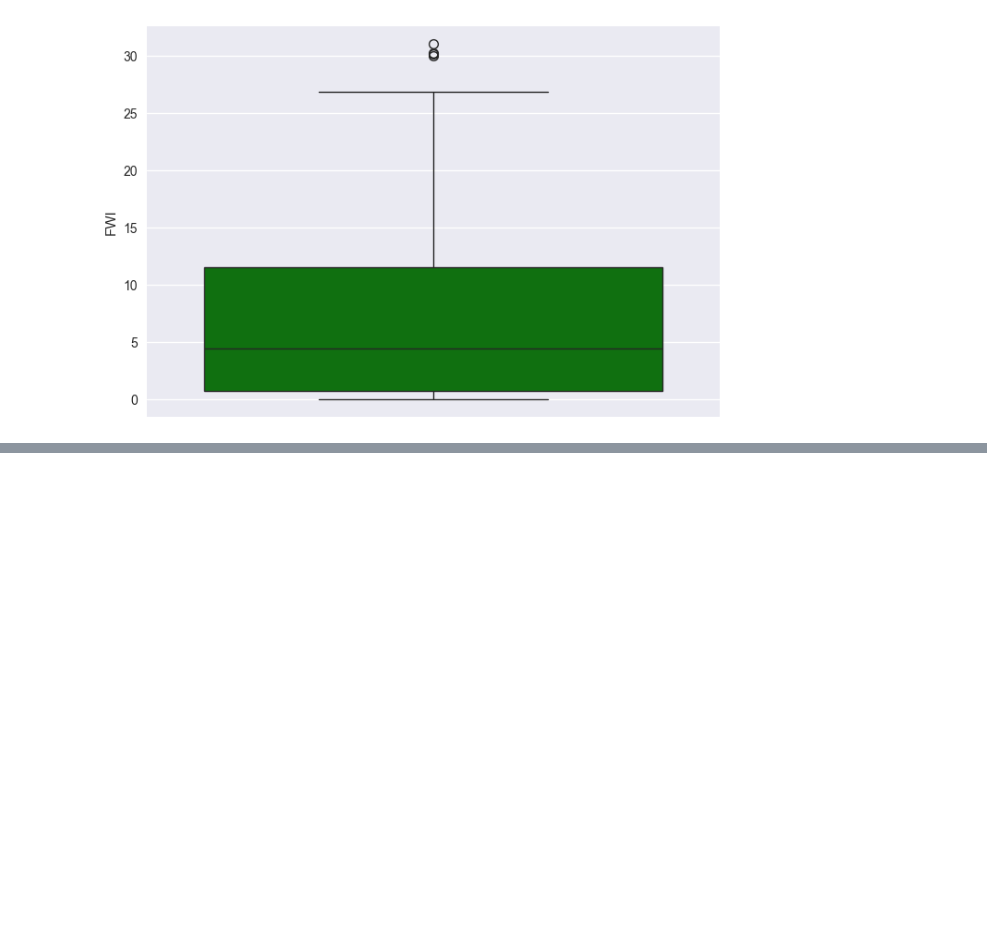
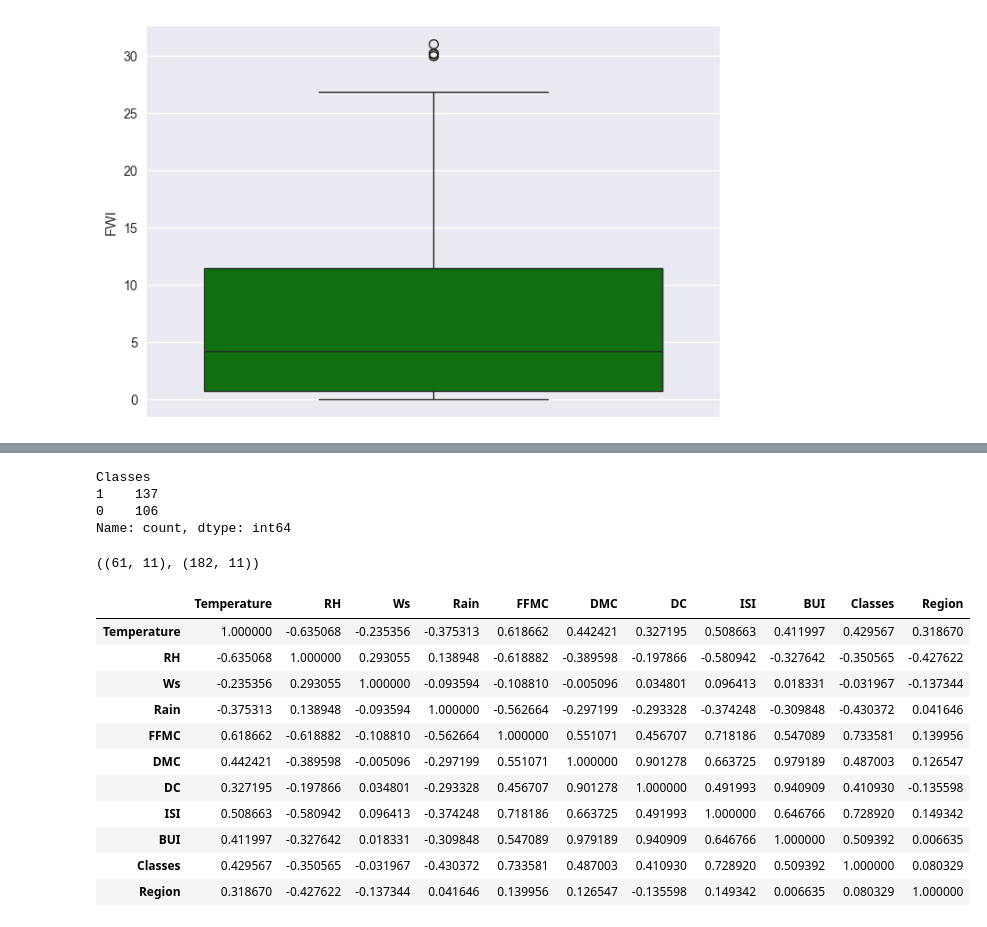
Before and after one commit to Aatmik8055/Machine_learing_Bootcamp, a Jupyter notebook: linear_regression/forest_fire_prediction/Model Training.ipynb, the cells around one changed output, grey strips where cells are left out. Saved outputs shown, nothing was run; the diff lists cells and outputs as text; code cells hidden in the pictures; blank space fills up the shorter version.

```diff
--- a/linear_regression/forest_fire_prediction/Model Training.ipynb
+++ b/linear_regression/forest_fire_prediction/Model Training.ipynb
@@ -381,0 +447,7 @@ Text(0.5, 1.0, 'Fire Analysis of Brjaia Regions')
+# %%
+df['Classes'].value_counts()
+# %% [output]
+Classes
+1    137
+0    106
+Name: count, dtype: int64
@@ -381,0 +460,19 @@ Text(0.5, 1.0, 'Fire Analysis of Brjaia Regions')
+# %%
+x_train.shape,x_test.shape
+# %% [output]
+((61, 11), (182, 11))
+# %%
+x_train.corr()
+# %% [output]
+|  | Temperature | RH | Ws | Rain | FFMC | DMC | DC | ISI | BUI | Classes | Region |
+| Temperature | 1.000000 | -0.635068 | -0.235356 | -0.375313 | 0.618662 | 0.442421 | 0.327195 | 0.508663 | 0.411997 | 0.429567 | 0.318670 |
+| RH | -0.635068 | 1.000000 | 0.293055 | 0.138948 | -0.618882 | -0.389598 | -0.197866 | -0.580942 | -0.327642 | -0.350565 | -0.427622 |
+| Ws | -0.235356 | 0.293055 | 1.000000 | -0.093594 | -0.108810 | -0.005096 | 0.034801 | 0.096413 | 0.018331 | -0.031967 | -0.137344 |
+| Rain | -0.375313 | 0.138948 | -0.093594 | 1.000000 | -0.562664 | -0.297199 | -0.293328 | -0.374248 | -0.309848 | -0.430372 | 0.041646 |
+| FFMC | 0.618662 | -0.618882 | -0.108810 | -0.562664 | 1.000000 | 0.551071 | 0.456707 | 0.718186 | 0.547089 | 0.733581 | 0.139956 |
+| DMC | 0.442421 | -0.389598 | -0.005096 | -0.297199 | 0.551071 | 1.000000 | 0.901278 | 0.663725 | 0.979189 | 0.487003 | 0.126547 |
+| DC | 0.327195 | -0.197866 | 0.034801 | -0.293328 | 0.456707 | 0.901278 | 1.000000 | 0.491993 | 0.940909 | 0.410930 | -0.135598 |
+| ISI | 0.508663 | -0.580942 | 0.096413 | -0.374248 | 0.718186 | 0.663725 | 0.491993 | 1.000000 | 0.646766 | 0.728920 | 0.149342 |
+| BUI | 0.411997 | -0.327642 | 0.018331 | -0.309848 | 0.547089 | 0.979189 | 0.940909 | 0.646766 | 1.000000 | 0.509392 | 0.006635 |
+| Classes | 0.429567 | -0.350565 | -0.031967 | -0.430372 | 0.733581 | 0.487003 | 0.410930 | 0.728920 | 0.509392 | 1.000000 | 0.080329 |
+| Region | 0.318670 | -0.427622 | -0.137344 | 0.041646 | 0.139956 | 0.126547 | -0.135598 | 0.149342 | 0.006635 | 0.080329 | 1.000000 |
```
Also changed, not shown: parts of 35 cells of this notebook, 1 other file.
